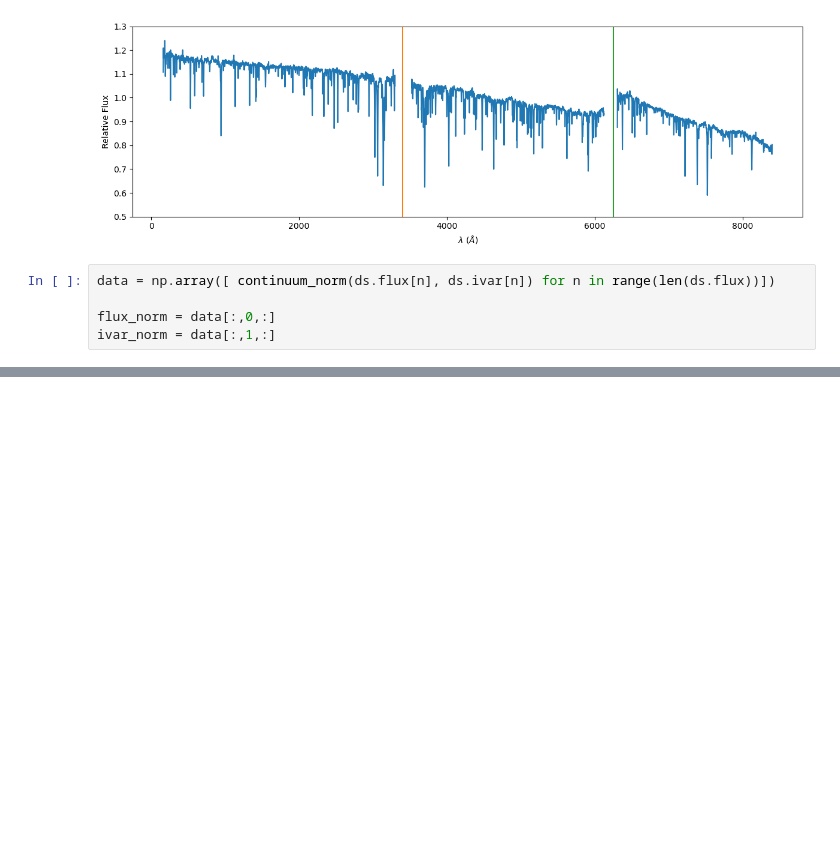
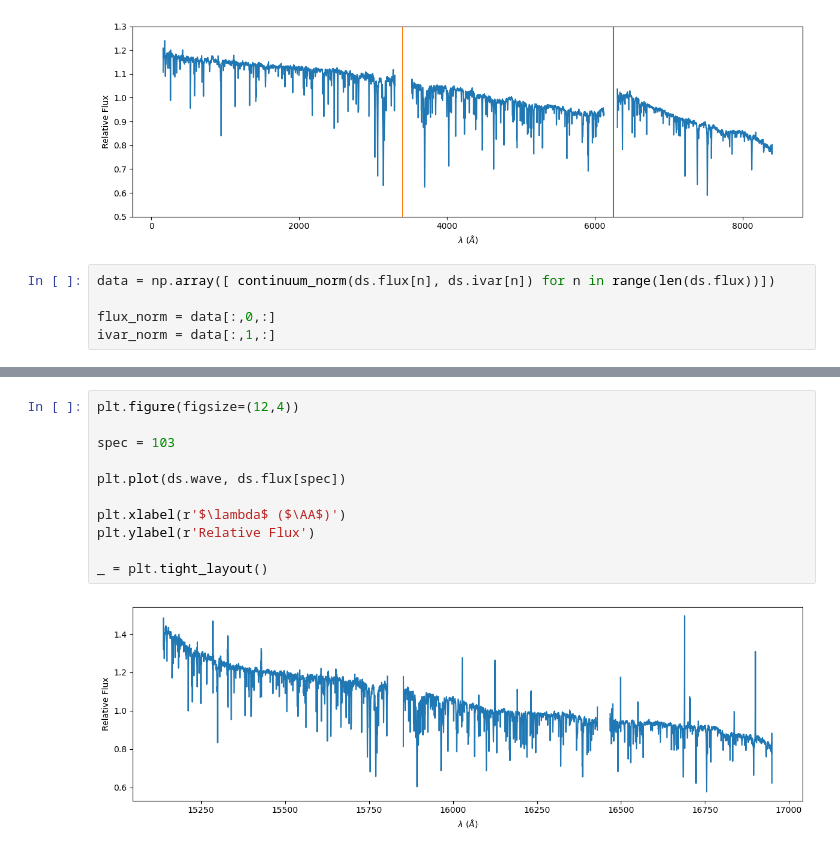
Before and after one commit to josephhand/BSRC-ALIAS, a Jupyter notebook: scratch/continuum_normalize.ipynb, the cells around one changed output, grey strips where cells are left out. Cells and saved outputs as stored; diff of their text form; blank space fills up the shorter version.

```diff
--- a/scratch/continuum_normalize.ipynb
+++ b/scratch/continuum_normalize.ipynb
@@ -103,0 +104,13 @@ plt.savefig('continuum_normalized.png', dpi=150)
+# %%
+plt.figure(figsize=(12,4))
+
+spec = 103
+
+plt.plot(ds.wave, ds.flux[spec])
+
+plt.xlabel(r'$\lambda$ ($\AA$)')
+plt.ylabel(r'Relative Flux')
+
+_ = plt.tight_layout()
+# %% [output]
+[figure, added]
```
Also changed, not shown: parts of 15 cells of this notebook, 1 other file.
